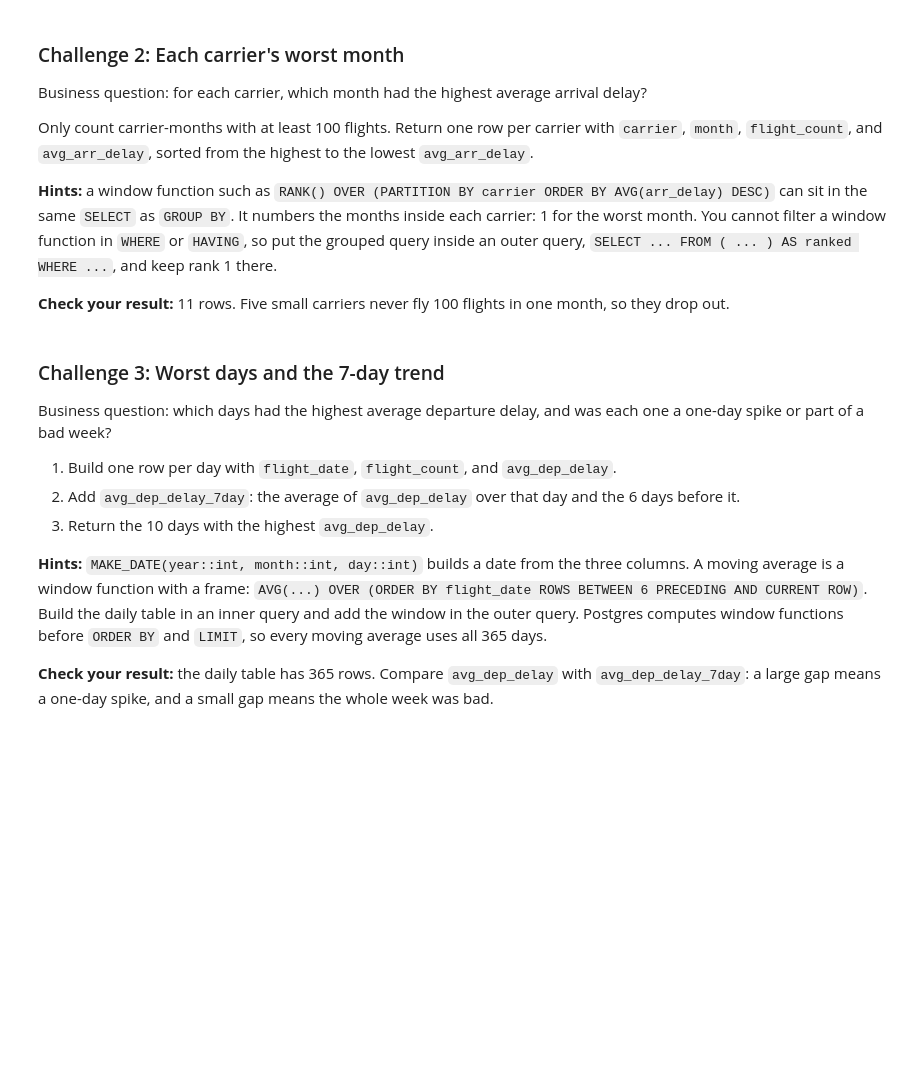
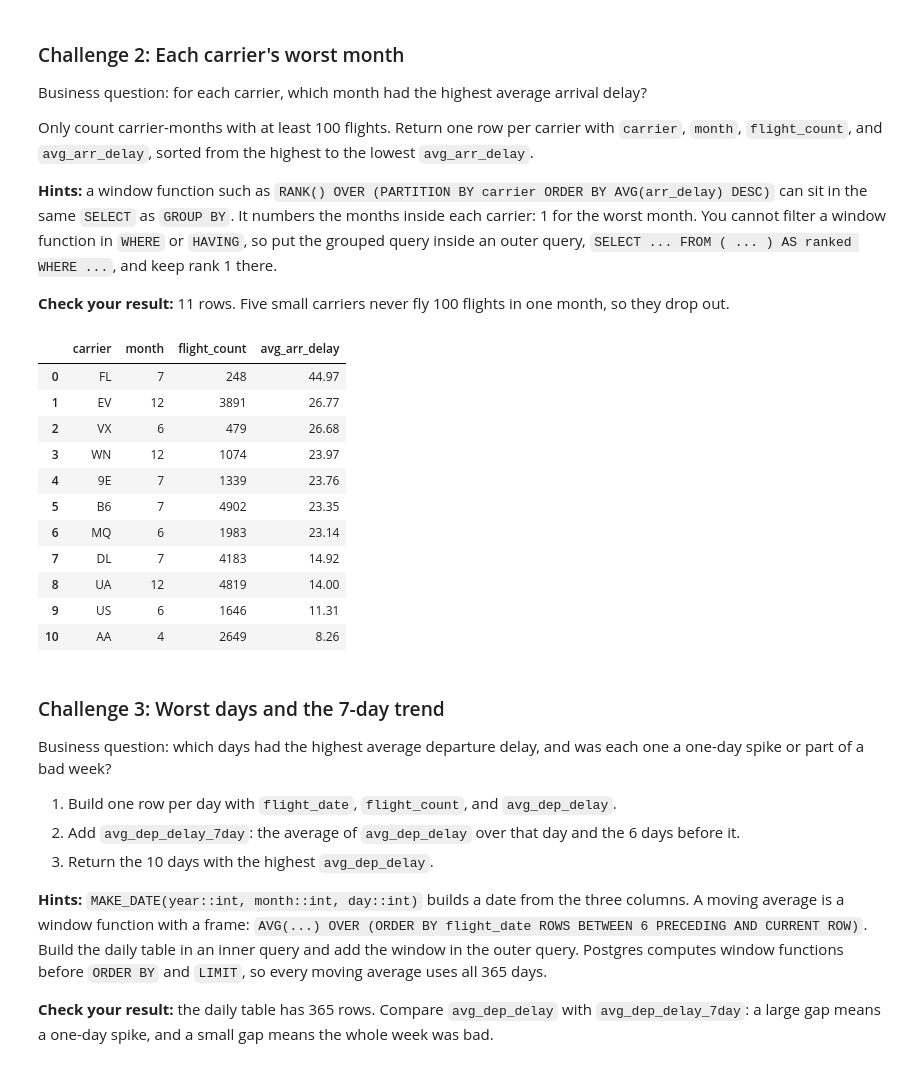
Before and after one commit to atul-utsa/ban6003-w9-10-sql-abt-atul, a Jupyter notebook: notebooks/module9_neon_sql_fundamentals_guided_lab.ipynb, the cells around one changed output. Cells and saved outputs as stored; diff of their text form; code cells hidden in the pictures; blank space fills up the shorter version.

```diff
--- a/notebooks/module9_neon_sql_fundamentals_guided_lab.ipynb
+++ b/notebooks/module9_neon_sql_fundamentals_guided_lab.ipynb
@@ -683,10 +1055,37 @@ Only count carrier-months with at least 100 flights. Return one row per carrier
 # %%
 # Challenge 2 (optional)
 query = """
-
+SELECT carrier, month, flight_count, avg_arr_delay
+FROM (
+    SELECT
+        carrier,
+        month,
+        COUNT(*) AS flight_count,
+        ROUND(AVG(arr_delay)::numeric, 2)::float AS avg_arr_delay,
+        RANK() OVER (PARTITION BY carrier ORDER BY AVG(arr_delay) DESC) AS delay_rank
+    FROM flights
+    WHERE arr_delay IS NOT NULL
+    GROUP BY carrier, month
+    HAVING COUNT(*) >= 100
+) AS ranked
+WHERE delay_rank = 1
+ORDER BY avg_arr_delay DESC;
 """
 
 run_query(query, engine)
+# %% [output]
+|  | carrier | month | flight_count | avg_arr_delay |
+| 0 | FL | 7 | 248 | 44.97 |
+| 1 | EV | 12 | 3891 | 26.77 |
+| 2 | VX | 6 | 479 | 26.68 |
+| 3 | WN | 12 | 1074 | 23.97 |
+| 4 | 9E | 7 | 1339 | 23.76 |
+| 5 | B6 | 7 | 4902 | 23.35 |
+| 6 | MQ | 6 | 1983 | 23.14 |
+| 7 | DL | 7 | 4183 | 14.92 |
+| 8 | UA | 12 | 4819 | 14.00 |
+| 9 | US | 6 | 1646 | 11.31 |
+| 10 | AA | 4 | 2649 | 8.26 |
 # %% [markdown]
 ### Challenge 3: Worst days and the 7-day trend
 
```
Also changed, not shown: parts of 41 cells of this notebook, 2 other files.
